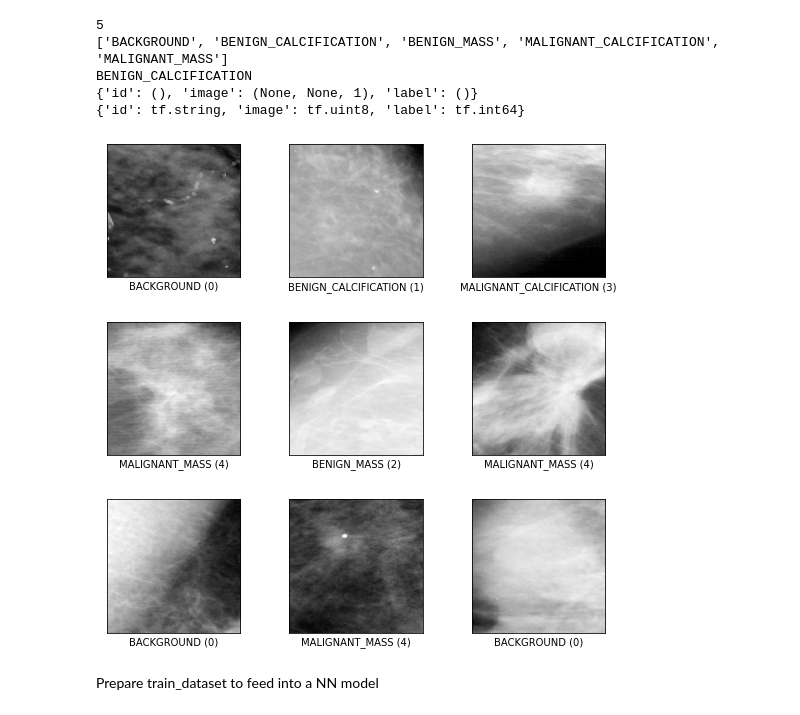
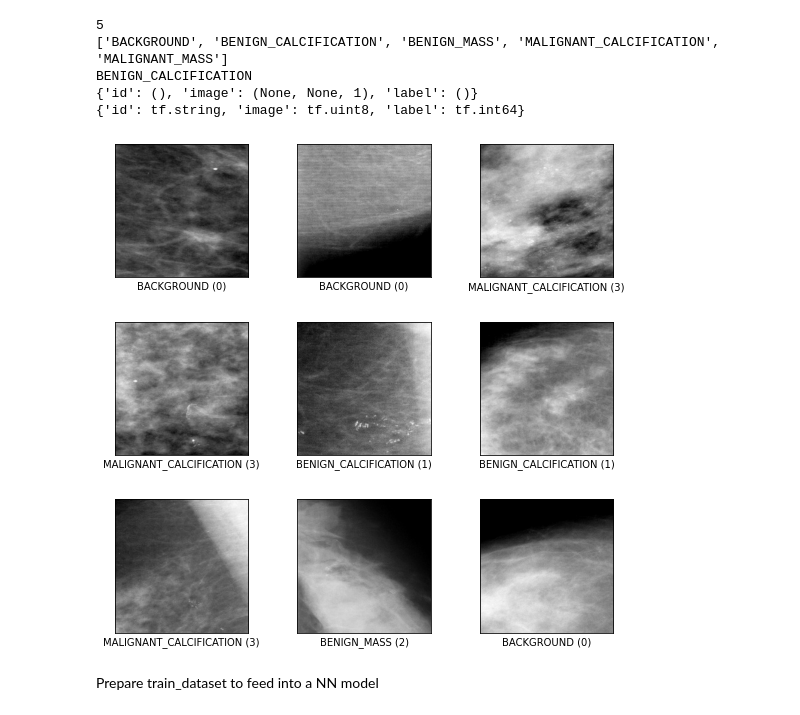
Before and after one commit to ryanhantruong/cbis-ddsm-classifier, a Jupyter notebook: Load_Images_To_TensorFlow.ipynb, the cells around one changed output. Cells and saved outputs as stored; diff of their text form; code cells hidden in the pictures.

```diff
--- a/Load_Images_To_TensorFlow.ipynb
+++ b/Load_Images_To_TensorFlow.ipynb
@@ -29,9 +29,9 @@ BENIGN_CALCIFICATION
 {'id': (), 'image': (None, None, 1), 'label': ()}
 {'id': tf.string, 'image': tf.uint8, 'label': tf.int64}
 # %%
-fig = tfds.show_examples(ds[0], info)
+fig = tfds.show_examples(ds_train, info)
 # %% [output]
-[figure, old version]
+[figure, new version]
 # %% [markdown]
 Prepare train_dataset to feed into a NN model
 # %%
```
Also changed, not shown: parts of 4 cells of this notebook.
